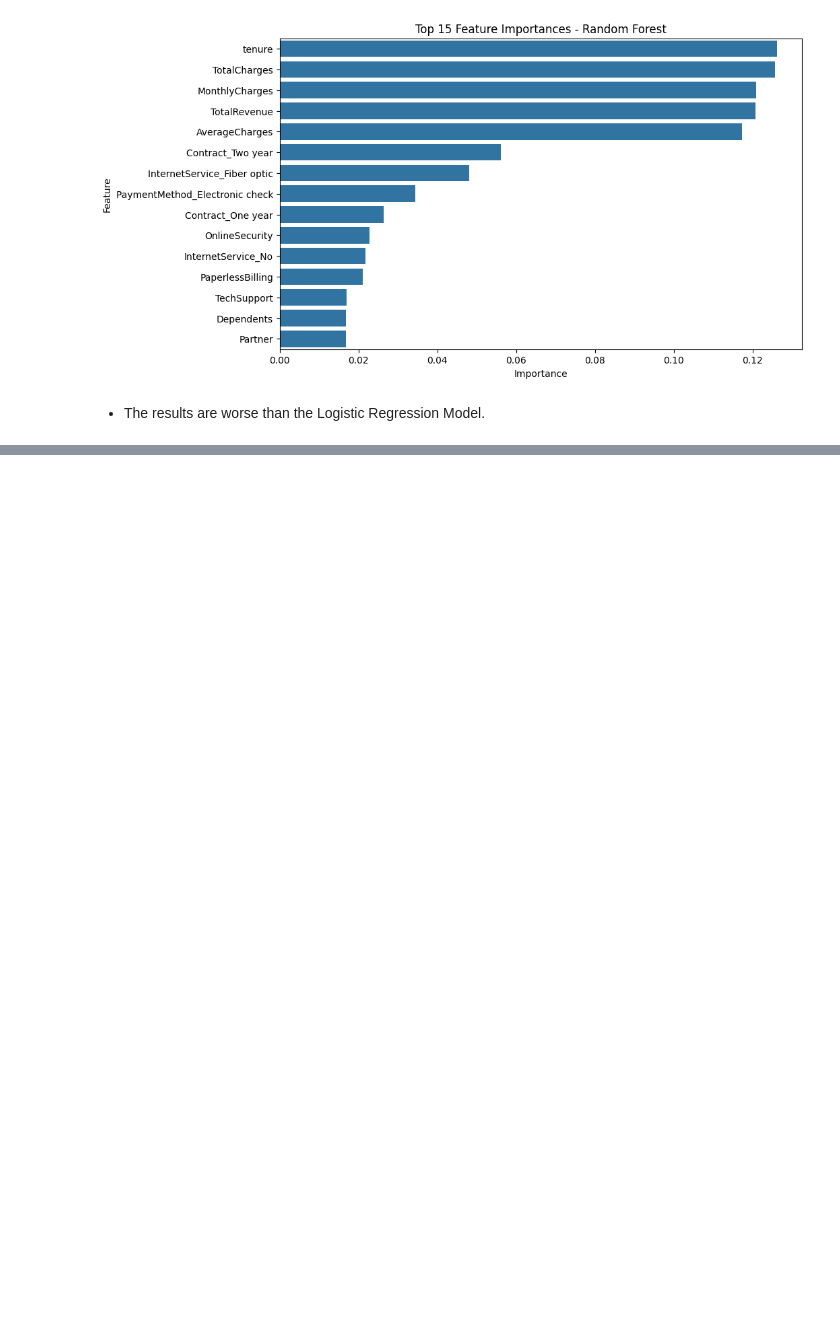
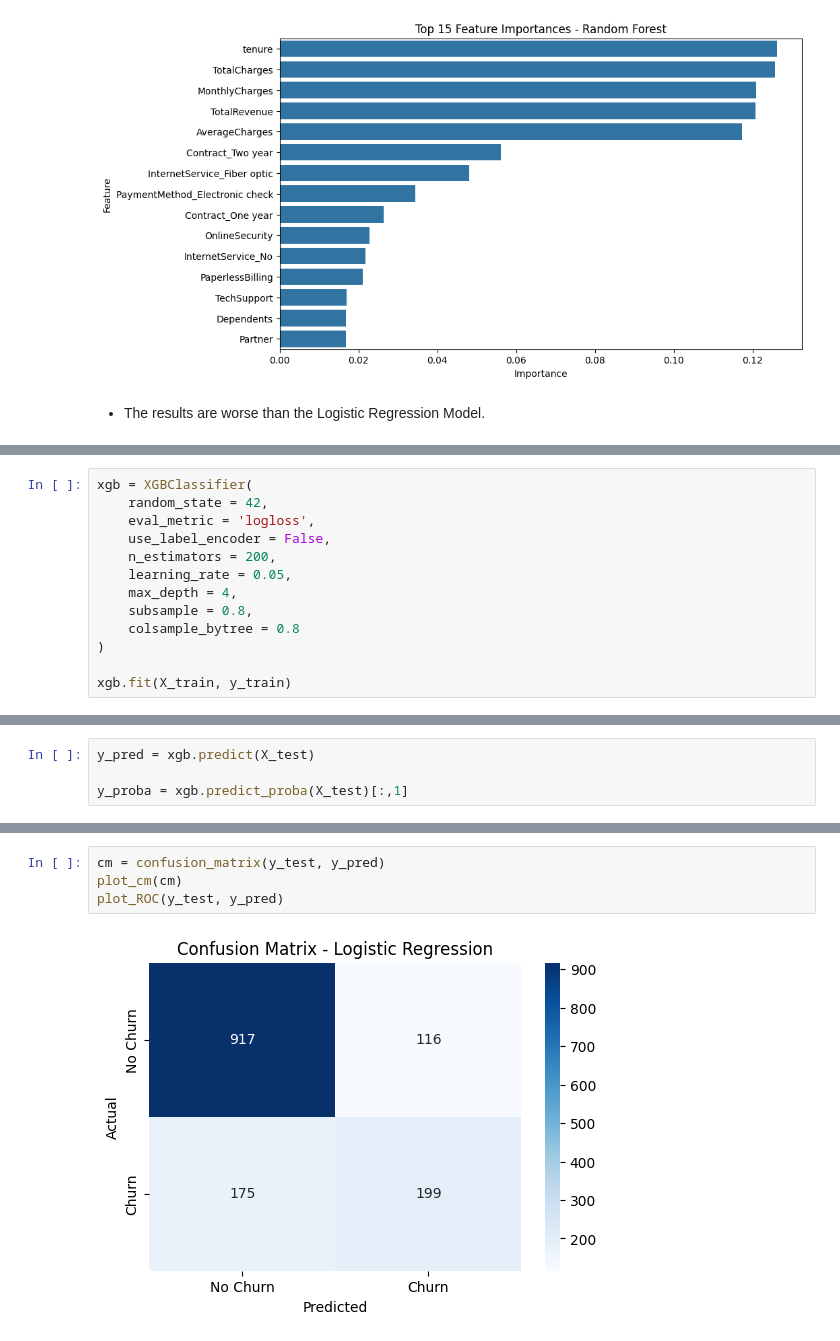
Before and after one commit to dylan123104/Telco-Customer-Churn, a Jupyter notebook: Modeling-Churn.ipynb, the cells around one changed output, grey strips where cells are left out. Cells and saved outputs as stored; diff of their text form; blank space fills up the shorter version.

```diff
--- a/Modeling-Churn.ipynb
+++ b/Modeling-Churn.ipynb
@@ -321,0 +330,13 @@ plt.show()
+# %%
+xgb = XGBClassifier(
+    random_state = 42,
+    eval_metric = 'logloss',
+    use_label_encoder = False,
+    n_estimators = 200,
+    learning_rate = 0.05,
+    max_depth = 4,
+    subsample = 0.8,
+    colsample_bytree = 0.8
+)
+
+xgb.fit(X_train, y_train)
@@ -321,0 +359,4 @@ plt.show()
+# %%
+y_pred = xgb.predict(X_test)
+
+y_proba = xgb.predict_proba(X_test)[:,1]
@@ -321,0 +382,6 @@ plt.show()
+# %%
+cm = confusion_matrix(y_test, y_pred)
+plot_cm(cm)
+plot_ROC(y_test, y_pred)
+# %% [output]
+[figure, added]
```
Also changed, not shown: parts of 18 cells of this notebook.
